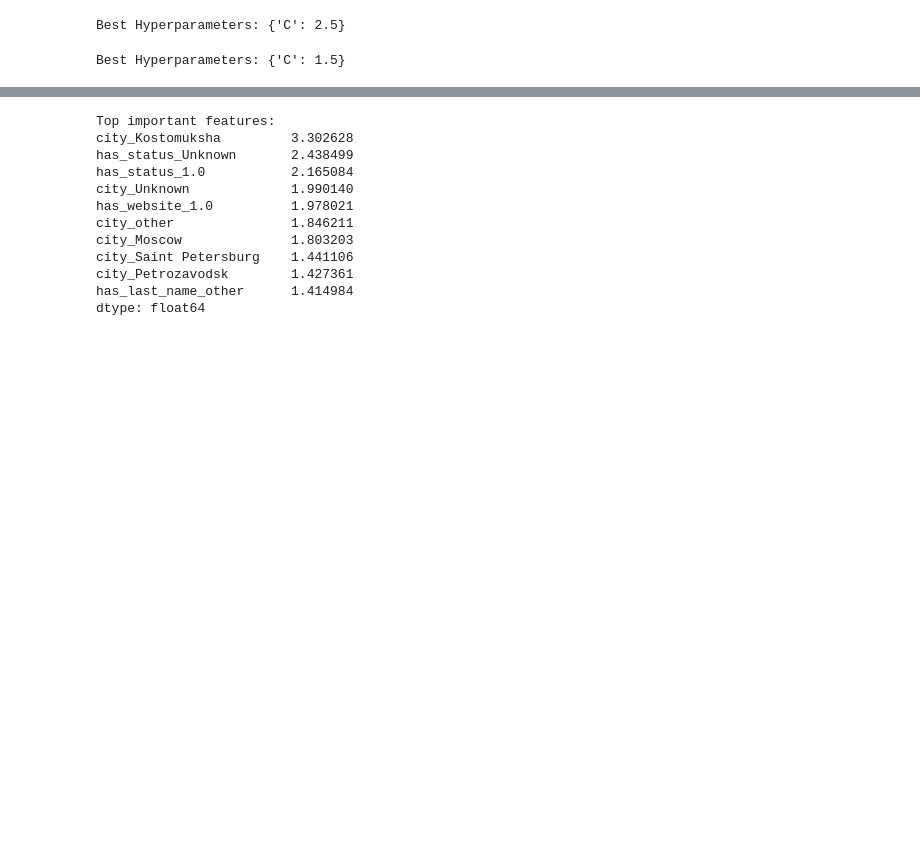
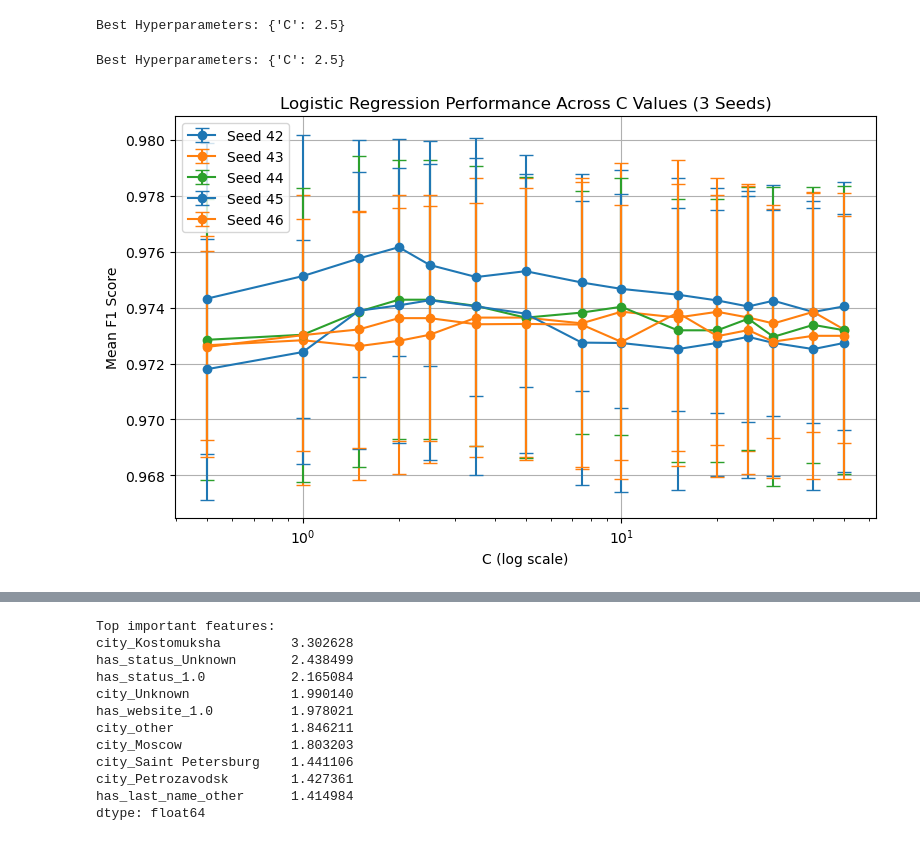
Before and after one commit to EliasSchlie/ML_For_Bot_Detection, a Jupyter notebook: code.ipynb, the cells around one changed output, grey strips where cells are left out. Cells and saved outputs as stored; diff of their text form; code cells hidden in the pictures; blank space fills up the shorter version.

```diff
--- a/code.ipynb
+++ b/code.ipynb
@@ -738,10 +568,12 @@ param_grid = {
     'C': [0.5, 0.75, 1, 2.5, 5],
 }
 
+cv = StratifiedKFold(n_splits=10, shuffle=True, random_state=SEED)
+
 grid_search = GridSearchCV(
-    estimator=LogisticRegression(),
+    estimator=LogisticRegression(random_state=SEED),
     param_grid=param_grid,
-    cv=5,
+    cv=cv,
     scoring='f1',
     n_jobs=-1 # use all available cores
 )
@@ -759,12 +591,14 @@ param_grid = {
     'C': [1.5, 2, 2.5, 3, 3.5],
 }
 
+cv = StratifiedKFold(n_splits=10, shuffle=True, random_state=SEED)
+
 grid_search = GridSearchCV(
-    estimator=LogisticRegression(),
+    estimator=LogisticRegression(random_state=SEED),
     param_grid=param_grid,
-    cv=5,
+    cv=cv,
     scoring='f1',
-    n_jobs=-1, # use all available cores
+    n_jobs=-1 # use all available cores
 )
 
 grid_search.fit(X_train_NN, y_train)
@@ -774,4 +608,52 @@ y_pred = best_model.predict(X_test_NN)
 
 print("Best Hyperparameters:", grid_search.best_params_)
 # %% [output]
-Best Hyperparameters: {'C': 1.5}
+Best Hyperparameters: {'C': 2.5}
+# %%
+import numpy as np
+import pandas as pd
+import matplotlib.pyplot as plt
+from sklearn.linear_model import LogisticRegression
+from sklearn.model_selection import StratifiedKFold, cross_val_score
+from sklearn.metrics import make_scorer, f1_score
+
+# Define C values to test
+C_values = [0.5, 1, 1.5, 2, 2.5, 3.5, 5, 7.5, 10, 15, 20, 25, 30, 40, 50]
+scorer = make_scorer(f1_score)
+
+# Plotting setup
+plt.figure(figsize=(8, 5))
+colors = ['tab:blue', 'tab:orange', 'tab:green']
+
+for i in range(5):
+    results = []
+    cv = StratifiedKFold(n_splits=5, shuffle=True, random_state=SEED+i)
+
+    for C in C_values:
+        model = LogisticRegression(C=C, penalty='l2', solver='lbfgs', max_iter=1000, random_state=0)
+        f1_scores = cross_val_score(model, X_train_NN, y_train, cv=cv, scoring=scorer)
+        results.append({
+            'C': C,
+            'f1_mean': np.mean(f1_scores),
+            'f1_std': np.std(f1_scores)
+        })
+
+    results_df = pd.DataFrame(results)
+
+    # Plot each run
+    plt.errorbar(
+        results_df['C'], results_df['f1_mean'], yerr=results_df['f1_std'],
+        fmt='o-', capsize=5, label=f'Seed {SEED+i}', color=colors[i % len(colors)]
+    )
+
+# Finalize plot
+plt.xscale('log')
+plt.xlabel('C (log scale)')
+plt.ylabel('Mean F1 Score')
+plt.title('Logistic Regression Performance Across C Values (3 Seeds)')
+plt.legend()
+plt.grid(True)
+plt.tight_layout()
+plt.show()
+# %% [output]
+[figure, new version]
```
Also changed, not shown: parts of 12 cells of this notebook, 11 other files.
